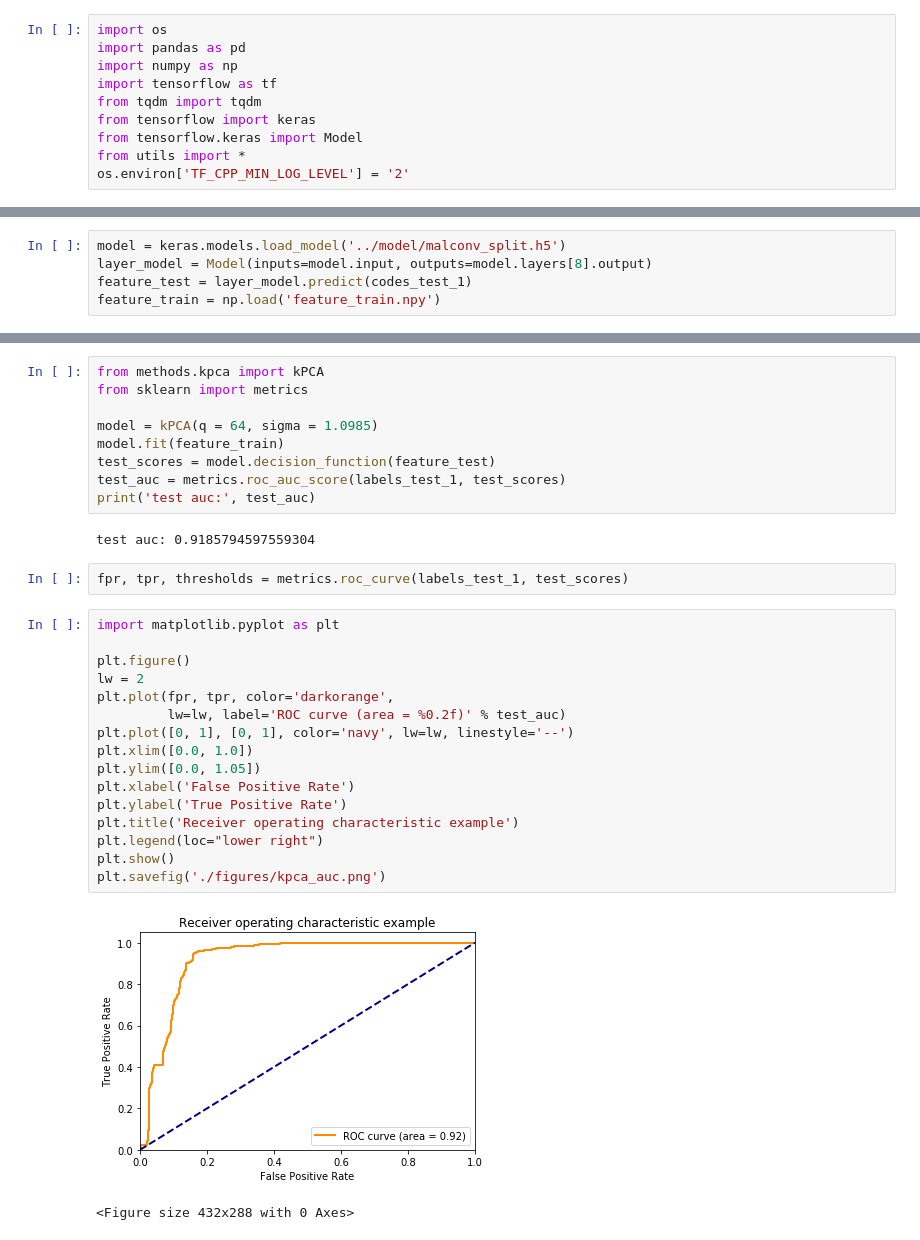
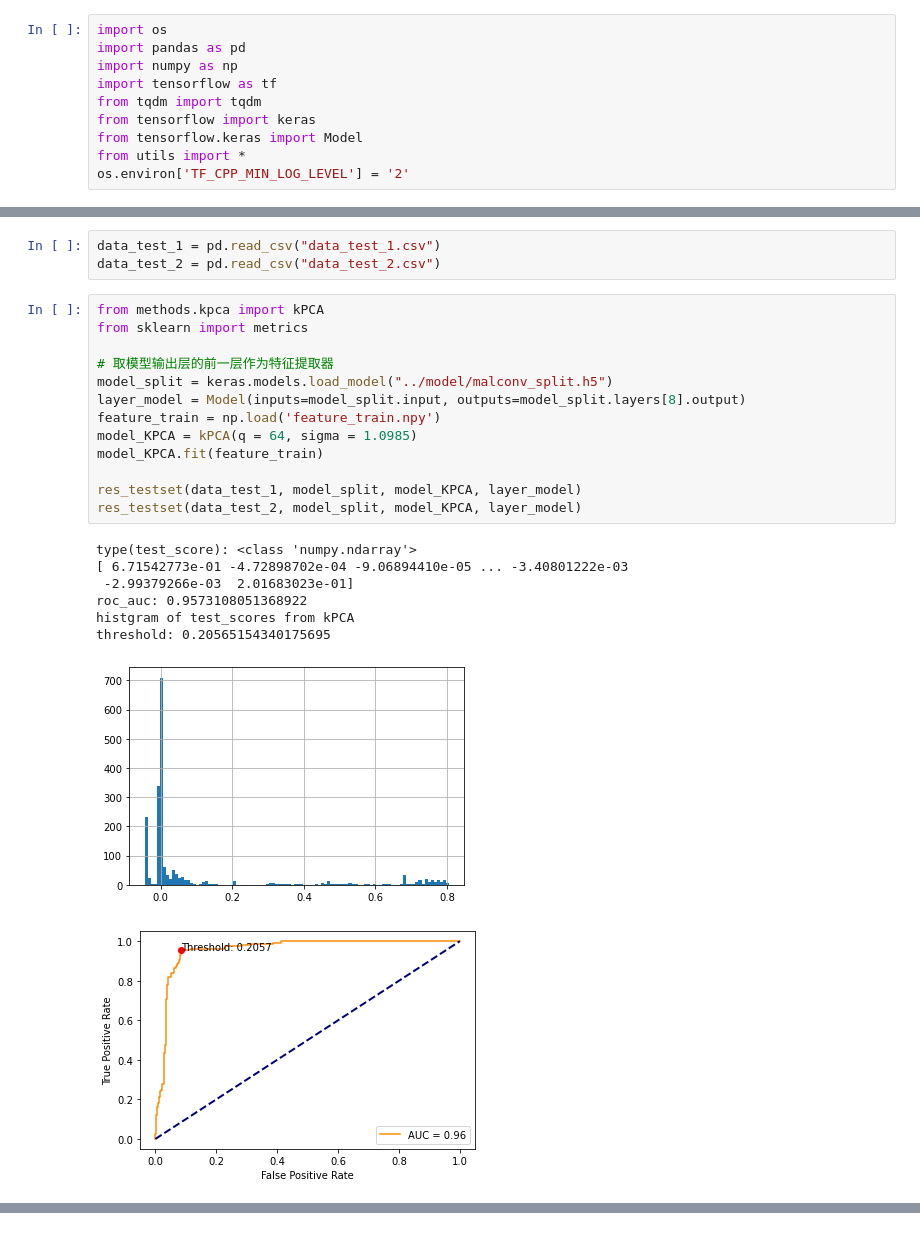
Before and after one commit to yuanchongbit/timeEvolved, a Jupyter notebook: MalConv/src/malconv_kpca.ipynb, the cells around one changed output, grey strips where cells are left out. Cells and saved outputs as stored; diff of their text form.

```diff
--- a/MalConv/src/malconv_kpca.ipynb
+++ b/MalConv/src/malconv_kpca.ipynb
@@ -22,5 +97,25 @@ codes_test_1 = codes_loader(codes_test_1)
+# %%
+data_test_1 = pd.read_csv("data_test_1.csv")
+data_test_2 = pd.read_csv("data_test_2.csv")
 # %%
-model = keras.models.load_model('../model/malconv_split.h5')
-layer_model = Model(inputs=model.input, outputs=model.layers[8].output)
-feature_test = layer_model.predict(codes_test_1)
+from methods.kpca import kPCA
+from sklearn import metrics
+
+# 取模型输出层的前一层作为特征提取器
+model_split = keras.models.load_model("../model/malconv_split.h5")
+layer_model = Model(inputs=model_split.input, outputs=model_split.layers[8].output)
 feature_train = np.load('feature_train.npy')
+model_KPCA = kPCA(q = 64, sigma = 1.0985)
+model_KPCA.fit(feature_train)
+
+res_testset(data_test_1, model_split, model_KPCA, layer_model)
+res_testset(data_test_2, model_split, model_KPCA, layer_model)
+# %% [output]
+type(test_score): <class 'numpy.ndarray'>
+[ 6.71542773e-01 -4.72898702e-04 -9.06894410e-05 ... -3.40801222e-03
+ -2.99379266e-03  2.01683023e-01]
+roc_auc: 0.9573108051368922
+histgram of test_scores from kPCA
+threshold: 0.20565154340175695
+[figure, added]
+[figure, added]
@@ -27,32 +157,0 @@ feature_train = np.load('feature_train.npy')
-# %%
-from methods.kpca import kPCA
-from sklearn import metrics
-
-model = kPCA(q = 64, sigma = 1.0985)
-model.fit(feature_train)
-test_scores = model.decision_function(feature_test)
-test_auc = metrics.roc_auc_score(labels_test_1, test_scores)
-print('test auc:', test_auc)
-# %% [output]
-test auc: 0.9185794597559304
-# %%
-fpr, tpr, thresholds = metrics.roc_curve(labels_test_1, test_scores)
-# %%
-import matplotlib.pyplot as plt
-
-plt.figure()
-lw = 2
-plt.plot(fpr, tpr, color='darkorange',
-         lw=lw, label='ROC curve (area = %0.2f)' % test_auc)
-plt.plot([0, 1], [0, 1], color='navy', lw=lw, linestyle='--')
-plt.xlim([0.0, 1.0])
-plt.ylim([0.0, 1.05])
-plt.xlabel('False Positive Rate')
-plt.ylabel('True Positive Rate')
-plt.title('Receiver operating characteristic example')
-plt.legend(loc="lower right")
-plt.show()
-plt.savefig('./figures/kpca_auc.png')
-# %% [output]
-[figure, removed]
-<Figure size 432x288 with 0 Axes>
```
Also changed, not shown: parts of 4 cells of this notebook, 24 other files.
